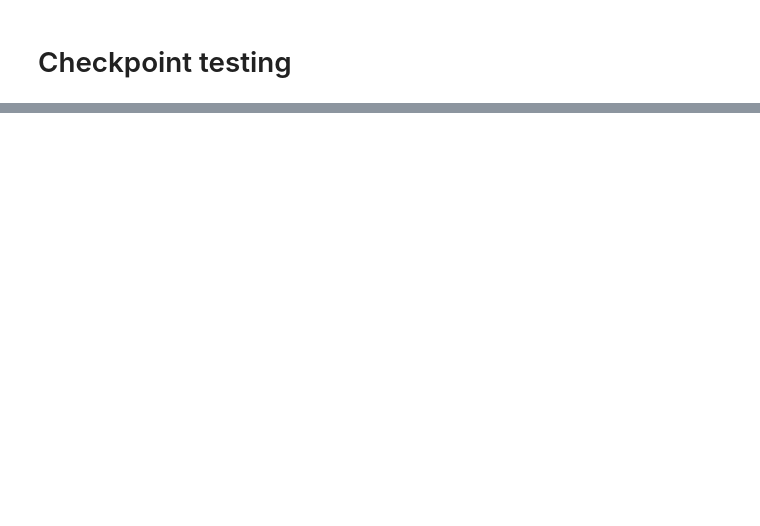
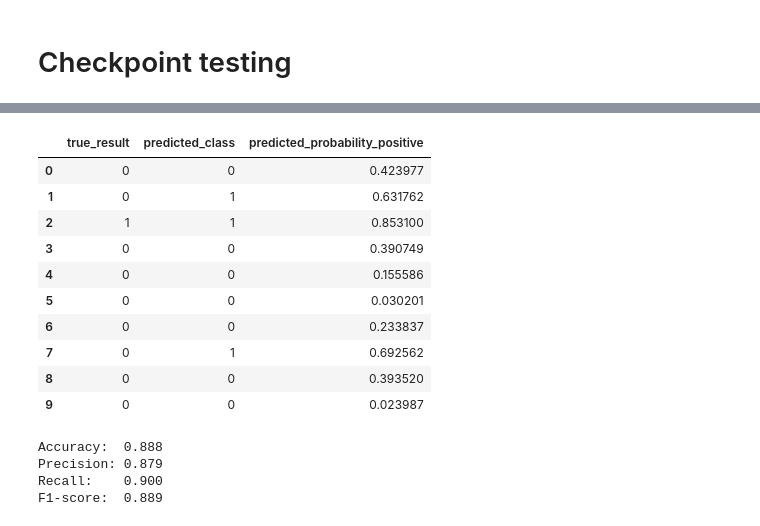
Before and after one commit to KND1410/group-3-ml-project, a Jupyter notebook: Data_learning.ipynb, the cells around one changed output, grey strips where cells are left out. Saved outputs shown, nothing was run; the diff lists cells and outputs as text; code cells hidden in the pictures; blank space fills up the shorter version.

```diff
--- a/Data_learning.ipynb
+++ b/Data_learning.ipynb
@@ -163,0 +223,4 @@ array(['review', 'sentiment'], dtype=object)
+# %%
+y_proba = text_pipeline.predict_proba(X_test)[:, 1]
+
+y_proba[:10]
@@ -163,0 +241,35 @@ array(['review', 'sentiment'], dtype=object)
+# %%
+results = pd.DataFrame({
+    "true_result": y_test.values,
+    "predicted_class": y_pred,
+    "predicted_probability_positive": y_proba
+})
+
+results.head(10)
+# %% [output]
+|  | true_result | predicted_class | predicted_probability_positive |
+| 0 | 0 | 0 | 0.423977 |
+| 1 | 0 | 1 | 0.631762 |
+| 2 | 1 | 1 | 0.853100 |
+| 3 | 0 | 0 | 0.390749 |
+| 4 | 0 | 0 | 0.155586 |
+| 5 | 0 | 0 | 0.030201 |
+| 6 | 0 | 0 | 0.233837 |
+| 7 | 0 | 1 | 0.692562 |
+| 8 | 0 | 0 | 0.393520 |
+| 9 | 0 | 0 | 0.023987 |
+# %%
+accuracy = accuracy_score(y_test, y_pred)
+precision = precision_score(y_test, y_pred)
+recall = recall_score(y_test, y_pred)
+f1 = f1_score(y_test, y_pred)
+
+print(f"Accuracy:  {accuracy:.3f}")
+print(f"Precision: {precision:.3f}")
+print(f"Recall:    {recall:.3f}")
+print(f"F1-score:  {f1:.3f}")
+# %% [output]
+Accuracy:  0.888
+Precision: 0.879
+Recall:    0.900
+F1-score:  0.889
```
Also changed, not shown: parts of 20 cells of this notebook.
